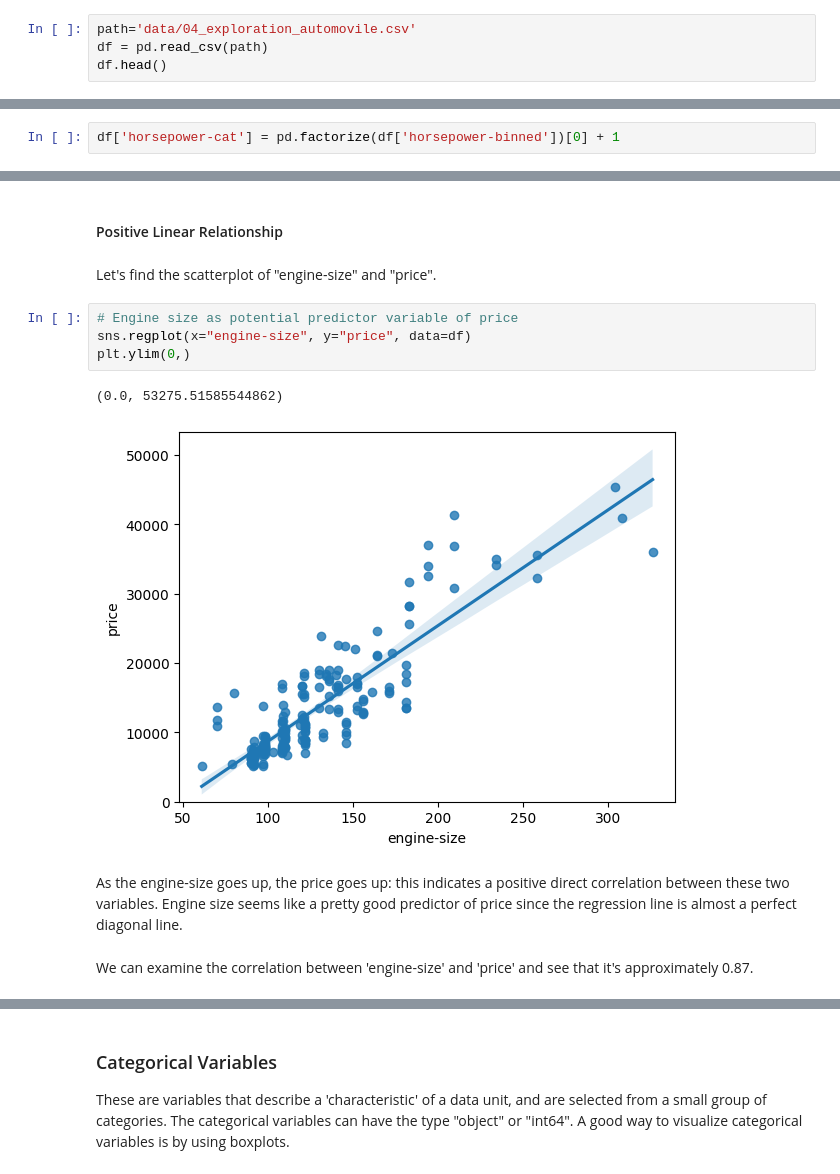
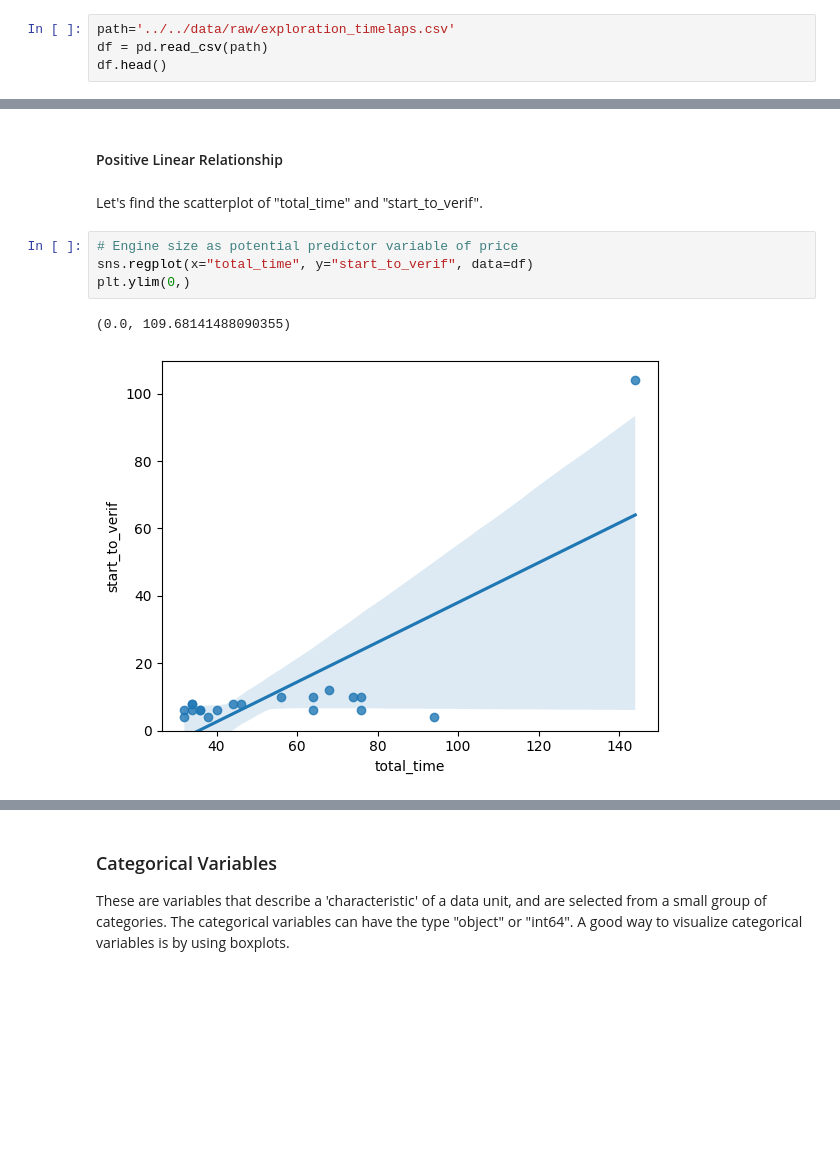
Before and after one commit to UsmanovSla/MGD-RSS, a Jupyter notebook: model/dataScience/DS_03_Features.ipynb, the cells around one changed output, grey strips where cells are left out. Cells and saved outputs as stored; diff of their text form; blank space fills up the shorter version.

```diff
--- a/model/dataScience/DS_03_Features.ipynb
+++ b/model/dataScience/DS_03_Features.ipynb
@@ -35,7 +23,7 @@ import numpy as np
 # %% [markdown]
 Load the data and store it in dataframe `df`:
 # %%
-path='data/04_exploration_automovile.csv'
+path='../../data/raw/exploration_timelaps.csv'
 df = pd.read_csv(path)
 df.head()
 # %% [output]
@@ -100,5 +71,3 @@ aspiration-turbo        bool
 dtype: object
 # %% [markdown]
 For example, we can calculate the correlation between variables  of type "int64" or "float64" using the method "corr":
-# %%
-df['horsepower-cat'] = pd.factorize(df['horsepower-binned'])[0] + 1
@@ -121,15 +91,11 @@ The diagonal elements are always one; we will study correlation more precisely P
 # %% [markdown]
 <h4>Positive Linear Relationship</h4>
 # %% [markdown]
-Let's find the scatterplot of "engine-size" and "price".
+Let's find the scatterplot of "total_time" and "start_to_verif".
 # %%
 # Engine size as potential predictor variable of price
-sns.regplot(x="engine-size", y="price", data=df)
+sns.regplot(x="total_time", y="start_to_verif", data=df)
 plt.ylim(0,)
 # %% [output]
-(0.0, 53275.51585544862)
+(0.0, 109.68141488090355)
-[figure, old version]
+[figure, new version]
-# %% [markdown]
-<p>As the engine-size goes up, the price goes up: this indicates a positive direct correlation between these two variables. Engine size seems like a pretty good predictor of price since the regression line is almost a perfect diagonal line.</p>
-# %% [markdown]
- We can examine the correlation between 'engine-size' and 'price' and see that it's approximately 0.87.
```
Also changed, not shown: parts of 131 cells of this notebook, 1 other file.
